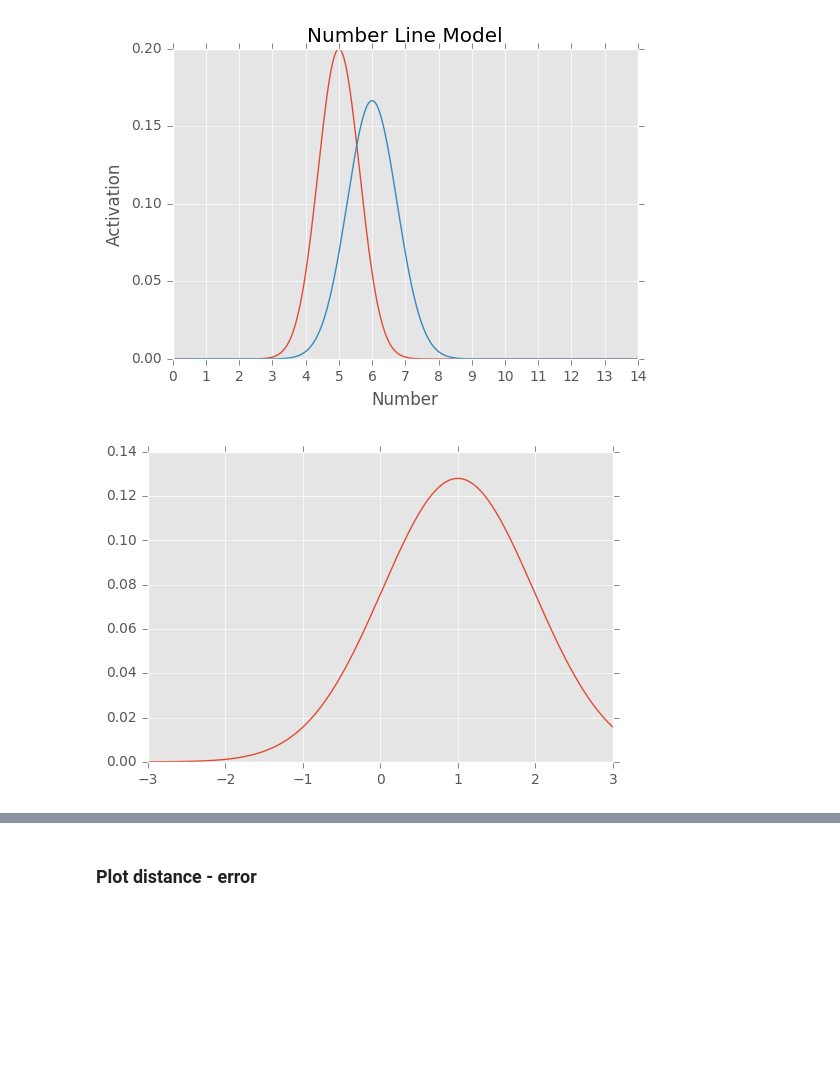
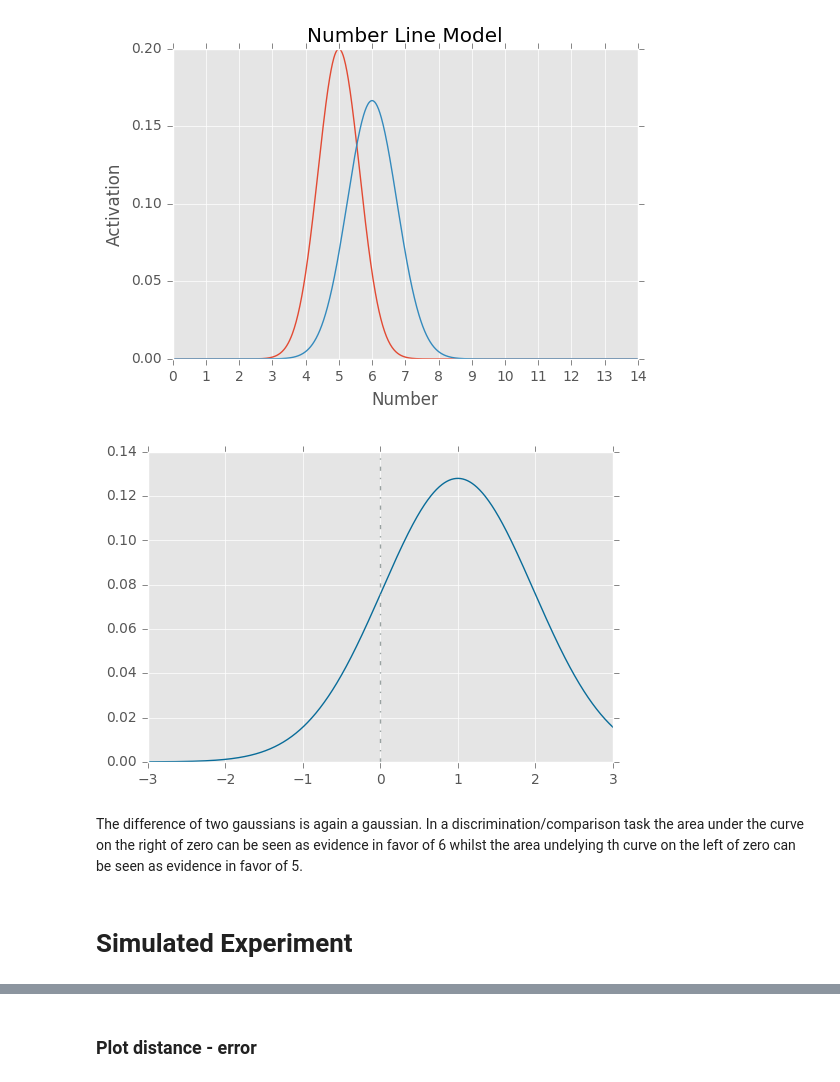
Before and after one commit to bramacchino/numberSense, a Jupyter notebook: NumberLineModel.ipynb, the cells around one changed output, grey strips where cells are left out. Drawn from its saved outputs; the diff is of its cells as text; code cells hidden in the pictures; blank space fills up the shorter version.

```diff
--- a/NumberLineModel.ipynb
+++ b/NumberLineModel.ipynb
@@ -274,15 +172,20 @@ plt.show()
 # %%
 from math import sqrt
 sigma_5 = 5 * weber
 sigma_6 = 6 * weber
 new_mu = 6-5
 difference_sigma = sqrt(sigma_5**2+sigma_6**2)
 
 x = np.linspace(-3, 3, 1000)
-plt.plot(x,mlab.normpdf(x, new_mu, difference_sigma)/maximum_activation)
+plt.plot(x,mlab.normpdf(x, new_mu, difference_sigma)/maximum_activation, color='#096c99')
+plt.axvline(x=0, ls = '-.', color='#99a2a1')
 plt.show()
 # %% [output]
-[figure, old version]
+[figure, new version]
+# %% [markdown]
+The difference of two gaussians is again a gaussian.  In a discrimination/comparison task the area under the curve on the right of zero can be seen as evidence in favor of 6 whilst the area undelying th curve on the left of zero can be seen as evidence in favor of 5.
+# %% [markdown]
+# Simulated Experiment #
 # %%
 test =  np.random.normal(new_mu, difference_sigma, 1000)
 # %%
```
Also changed, not shown: parts of 16 cells of this notebook.
